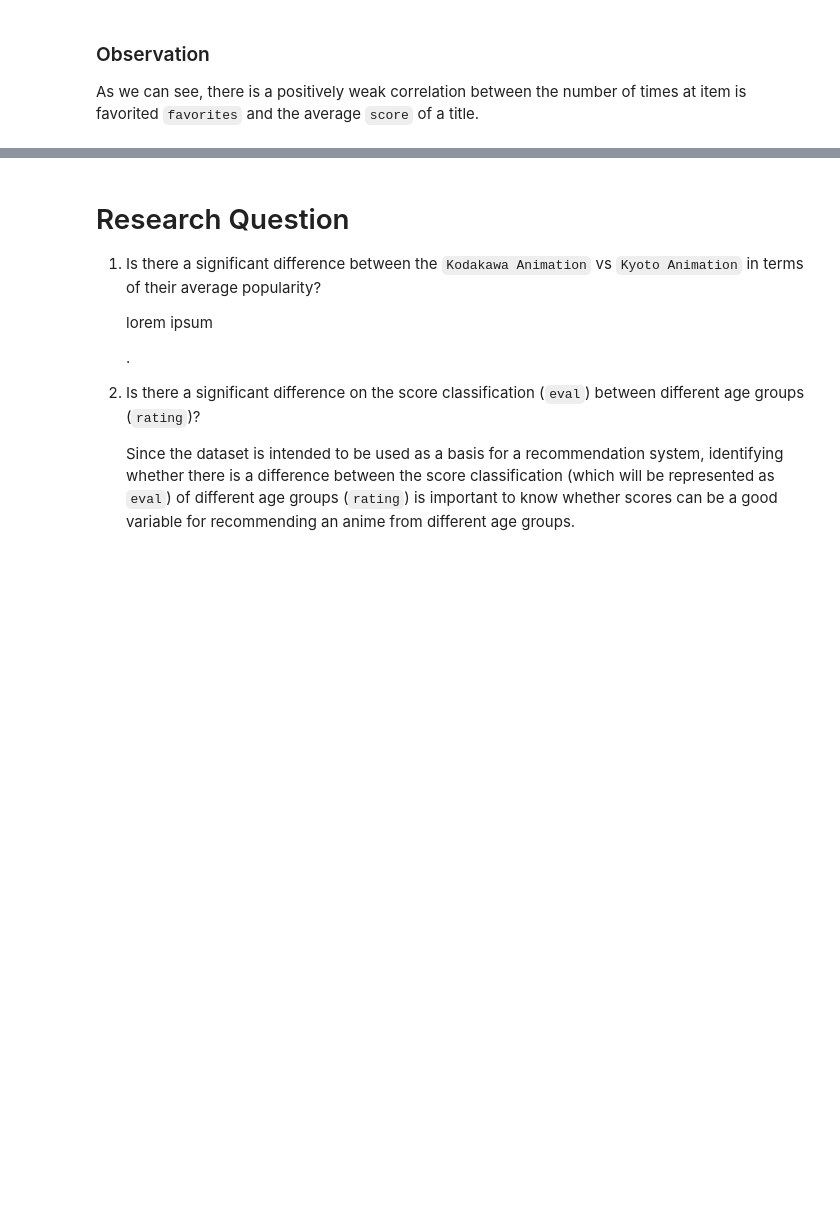
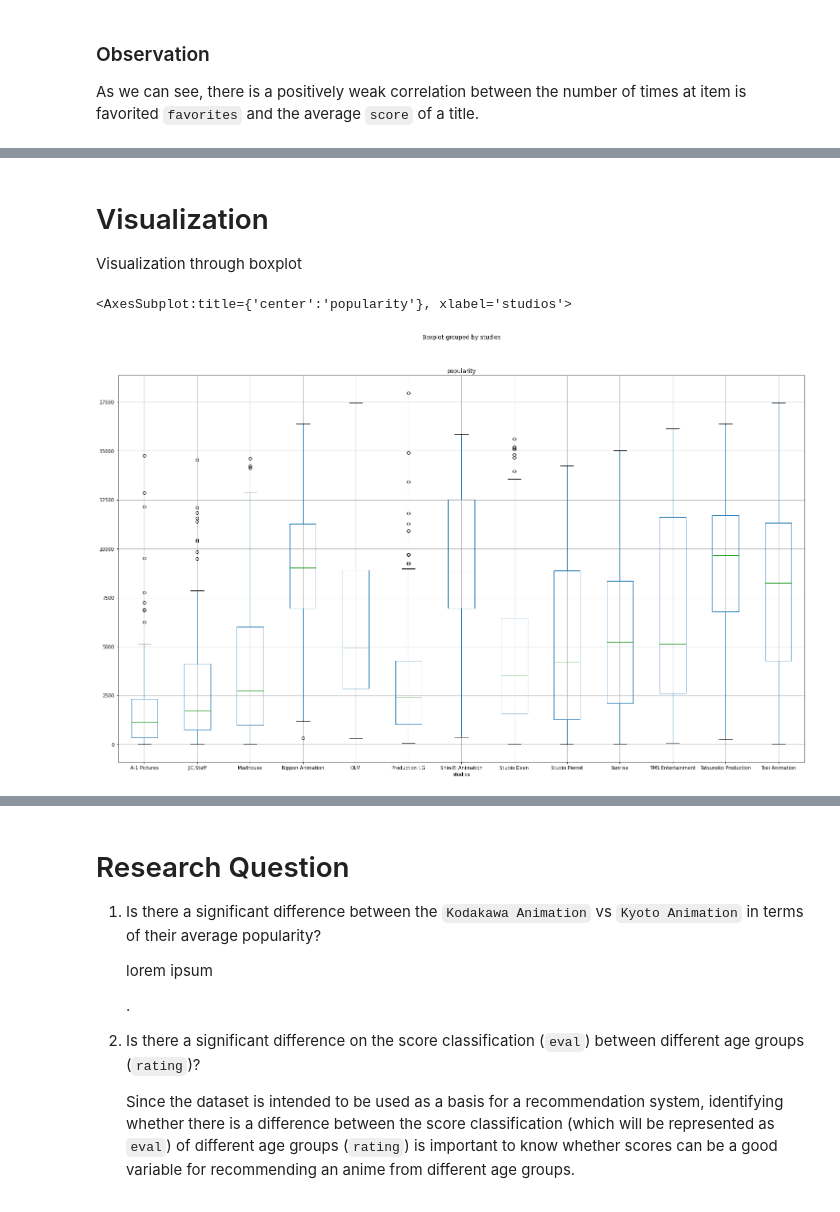
Before and after one commit to gavindizon/CSMODEL, a Jupyter notebook: Project 1 - Statistical Inference/CSMODEL-Project1-S14-Group#9.ipynb, the cells around one changed output, grey strips where cells are left out. Cells and saved outputs as stored; diff of their text form; code cells hidden in the pictures; blank space fills up the shorter version.

```diff
--- a/Project 1 - Statistical Inference/CSMODEL-Project1-S14-Group#9.ipynb
+++ b/Project 1 - Statistical Inference/CSMODEL-Project1-S14-Group#9.ipynb
@@ -293,0 +304,7 @@ As we can see, there is a positively weak correlation between the number of time
+# %%
+df_cleaned['studios'].unique()
+df_eda3 = df_cleaned.drop(df_cleaned[df_cleaned['studios'].str.contains(",", case=True) == True].index)
+df_eda3 = df_eda3.drop(df_eda3[(df_eda3['studios'] == '-') == True].index)
+
+df_eda3 = df_eda3[df_eda3.groupby('studios')['studios'].transform('size') >= 100]
+df_eda3['popularity']
@@ -293,0 +380,8 @@ As we can see, there is a positively weak correlation between the number of time
+# %% [markdown]
+# Visualization
+Visualization through boxplot
+# %%
+df_eda3.boxplot("popularity", by="studios", figsize=(25,15))
+# %% [output]
+<AxesSubplot:title={'center':'popularity'}, xlabel='studios'>
+[figure, added]
```
Also changed, not shown: parts of 17 cells of this notebook.
